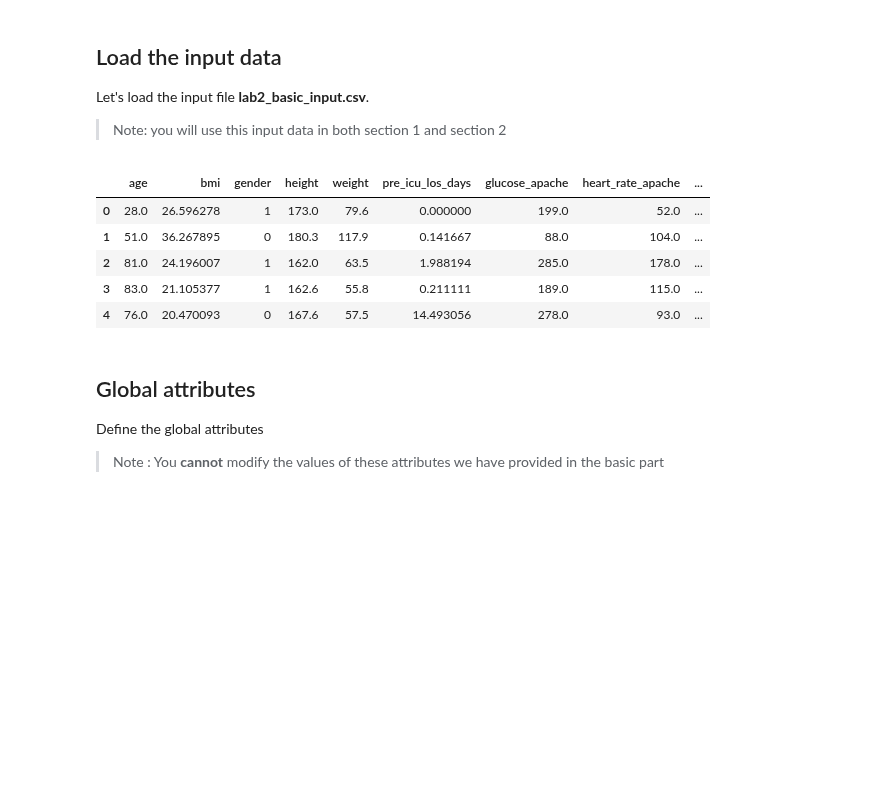
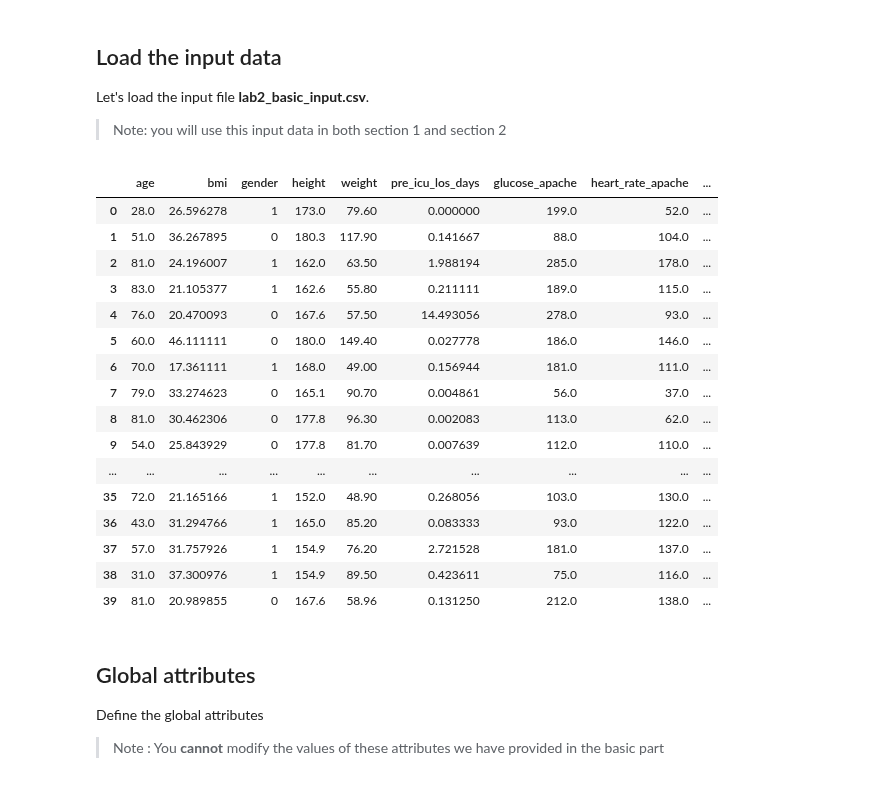
Before and after one commit to liuutin9/Introduction_to_Machine_Learning, a Jupyter notebook: Lab2/lab2_template.ipynb, the cells around one changed output. Saved outputs shown, nothing was run; the diff lists cells and outputs as text; code cells hidden in the pictures; blank space fills up the shorter version.

```diff
--- a/Lab2/lab2_template.ipynb
+++ b/Lab2/lab2_template.ipynb
@@ -65,15 +65,25 @@ Let's load the input file **lab2_basic_input.csv**.
 > Note: you will use this input data in both section 1 and section 2
 # %%
 input_data = pd.read_csv('lab2_basic_input.csv')
-input_data.head()
-# input_data.loc[:, 'hospital_death']
+input_data
 # %% [output]
 |  | age | bmi | gender | height | weight | pre_icu_los_days | glucose_apache | heart_rate_apache | ... |
-| 0 | 28.0 | 26.596278 | 1 | 173.0 | 79.6 | 0.000000 | 199.0 | 52.0 | ... |
-| 1 | 51.0 | 36.267895 | 0 | 180.3 | 117.9 | 0.141667 | 88.0 | 104.0 | ... |
-| 2 | 81.0 | 24.196007 | 1 | 162.0 | 63.5 | 1.988194 | 285.0 | 178.0 | ... |
-| 3 | 83.0 | 21.105377 | 1 | 162.6 | 55.8 | 0.211111 | 189.0 | 115.0 | ... |
-| 4 | 76.0 | 20.470093 | 0 | 167.6 | 57.5 | 14.493056 | 278.0 | 93.0 | ... |
+| 0 | 28.0 | 26.596278 | 1 | 173.0 | 79.60 | 0.000000 | 199.0 | 52.0 | ... |
+| 1 | 51.0 | 36.267895 | 0 | 180.3 | 117.90 | 0.141667 | 88.0 | 104.0 | ... |
+| 2 | 81.0 | 24.196007 | 1 | 162.0 | 63.50 | 1.988194 | 285.0 | 178.0 | ... |
+| 3 | 83.0 | 21.105377 | 1 | 162.6 | 55.80 | 0.211111 | 189.0 | 115.0 | ... |
+| 4 | 76.0 | 20.470093 | 0 | 167.6 | 57.50 | 14.493056 | 278.0 | 93.0 | ... |
+| 5 | 60.0 | 46.111111 | 0 | 180.0 | 149.40 | 0.027778 | 186.0 | 146.0 | ... |
+| 6 | 70.0 | 17.361111 | 1 | 168.0 | 49.00 | 0.156944 | 181.0 | 111.0 | ... |
+| 7 | 79.0 | 33.274623 | 0 | 165.1 | 90.70 | 0.004861 | 56.0 | 37.0 | ... |
+| 8 | 81.0 | 30.462306 | 0 | 177.8 | 96.30 | 0.002083 | 113.0 | 62.0 | ... |
+| 9 | 54.0 | 25.843929 | 0 | 177.8 | 81.70 | 0.007639 | 112.0 | 110.0 | ... |
+| ... | ... | ... | ... | ... | ... | ... | ... | ... | ... |
+| 35 | 72.0 | 21.165166 | 1 | 152.0 | 48.90 | 0.268056 | 103.0 | 130.0 | ... |
+| 36 | 43.0 | 31.294766 | 1 | 165.0 | 85.20 | 0.083333 | 93.0 | 122.0 | ... |
+| 37 | 57.0 | 31.757926 | 1 | 154.9 | 76.20 | 2.721528 | 181.0 | 137.0 | ... |
+| 38 | 31.0 | 37.300976 | 1 | 154.9 | 89.50 | 0.423611 | 75.0 | 116.0 | ... |
+| 39 | 81.0 | 20.989855 | 0 | 167.6 | 58.96 | 0.131250 | 212.0 | 138.0 | ... |
 # %% [markdown]
 ## Global attributes
 Define the global attributes
```
Also changed, not shown: parts of 17 cells of this notebook, 2 other files.
